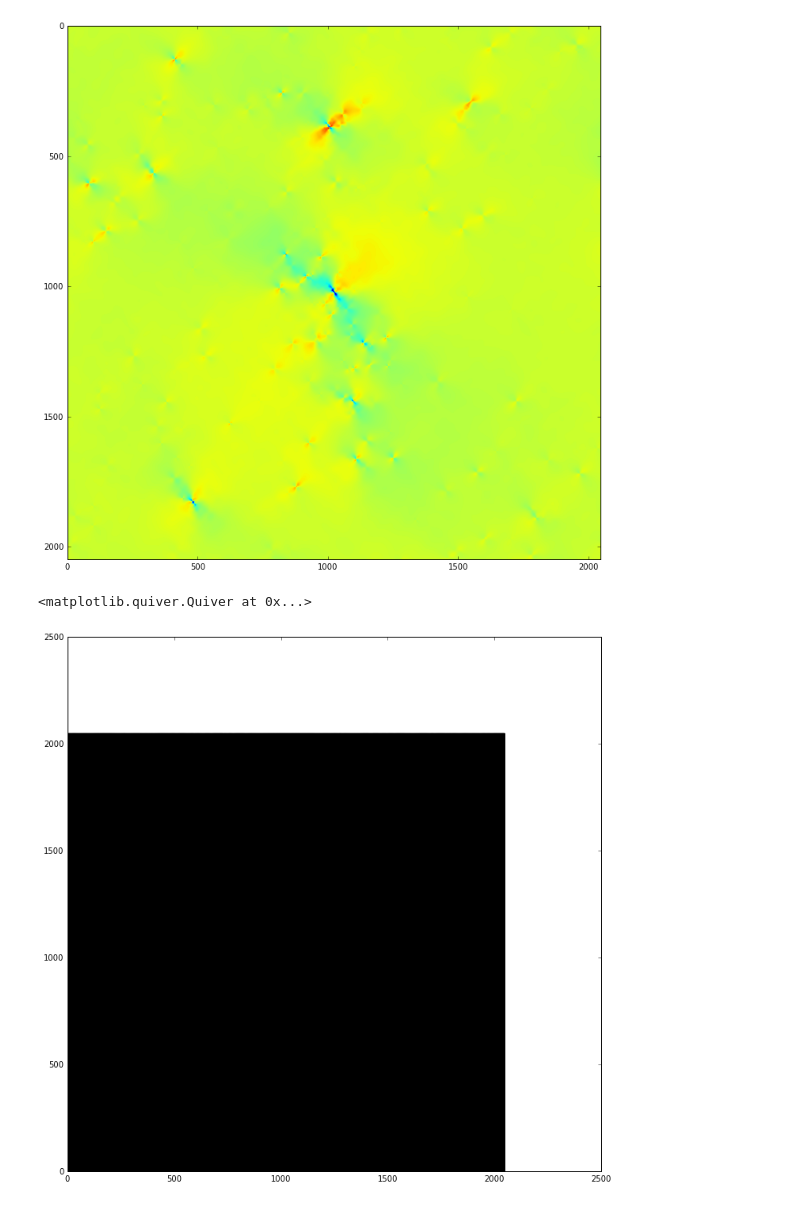
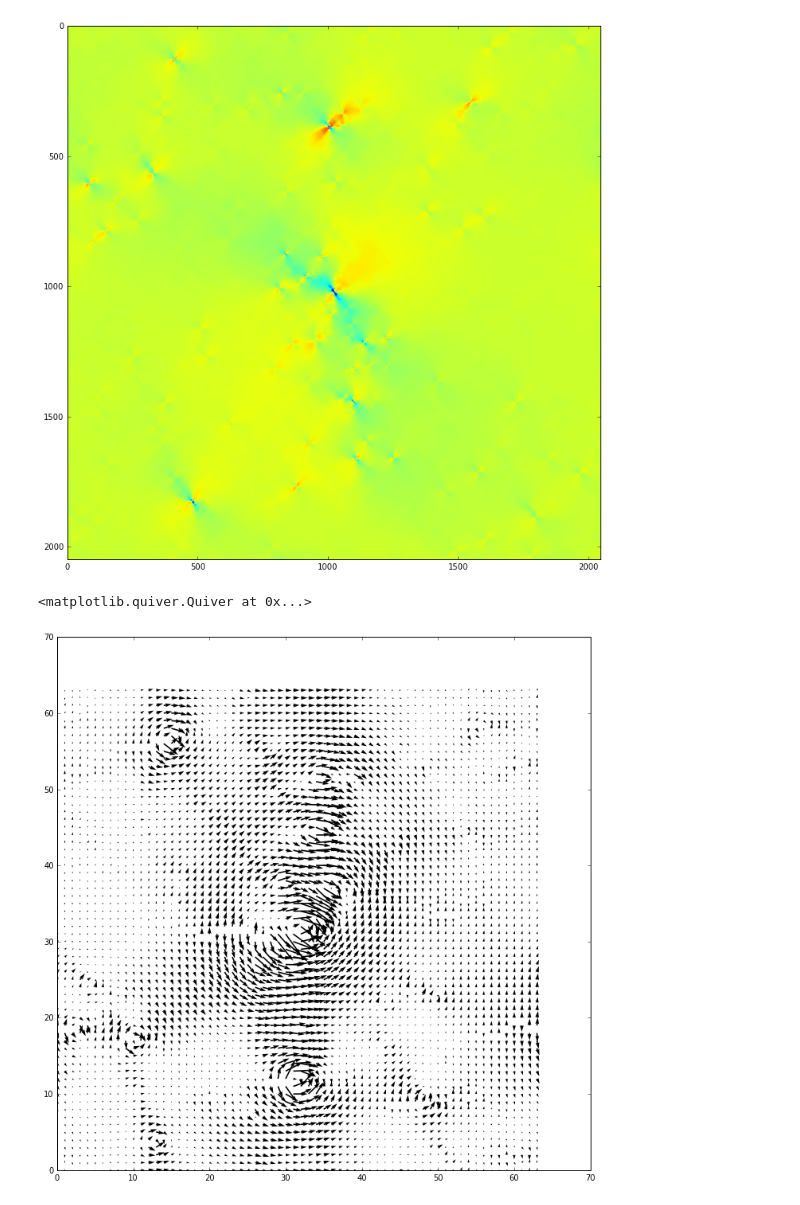
Before and after one commit to nicolaschotard/Clusters, a Jupyter notebook: notebooks/ReadNickSimu.ipynb, the cells around one changed output. Drawn from its saved outputs; the diff is of its cells as text; code cells hidden in the pictures.

Commit message:
Quiver plot

```diff
--- a/notebooks/ReadNickSimu.ipynb
+++ b/notebooks/ReadNickSimu.ipynb
@@ -77,9 +77,25 @@ pylab.imshow(gamma2)
 # %% [output]
 <matplotlib.image.AxesImage at 0x...>
 [figure]
+# %%
+def rebin2(inArray, shape):
+    #rebin of 2D array into shape
+    sh = shape[0],inArray.shape[0]//shape[0],shape[1],inArray.shape[1]//shape[1]
+    return inArray.reshape(sh).mean(-1).mean(1)
+# %%
+# rebinning
+gamma1 = rebin2(gamma1,[64,64])
+gamma2 = rebin2(gamma2,[64,64])
+# %%
+# gamma1 and gamma2 are not orthogonal. Switch to cartesian before plotting in the quiver
+gamma_mag = (gamma1**2 + gamma2**2)**0.5
+gamma_phi = 0.5 * np.arctan2(gamma2, gamma1)
+
+gammax = gamma_mag * np.cos(gamma_phi)
+gammay = gamma_mag * np.sin(gamma_phi)
 # %%
 fig = pylab.figure(figsize=(12, 12))
-pylab.quiver(gamma1, gamma2)
+pylab.quiver(gammax, gammay)
 # %% [output]
 <matplotlib.quiver.Quiver at 0x...>
-[figure, old version]
+[figure, new version]
```
